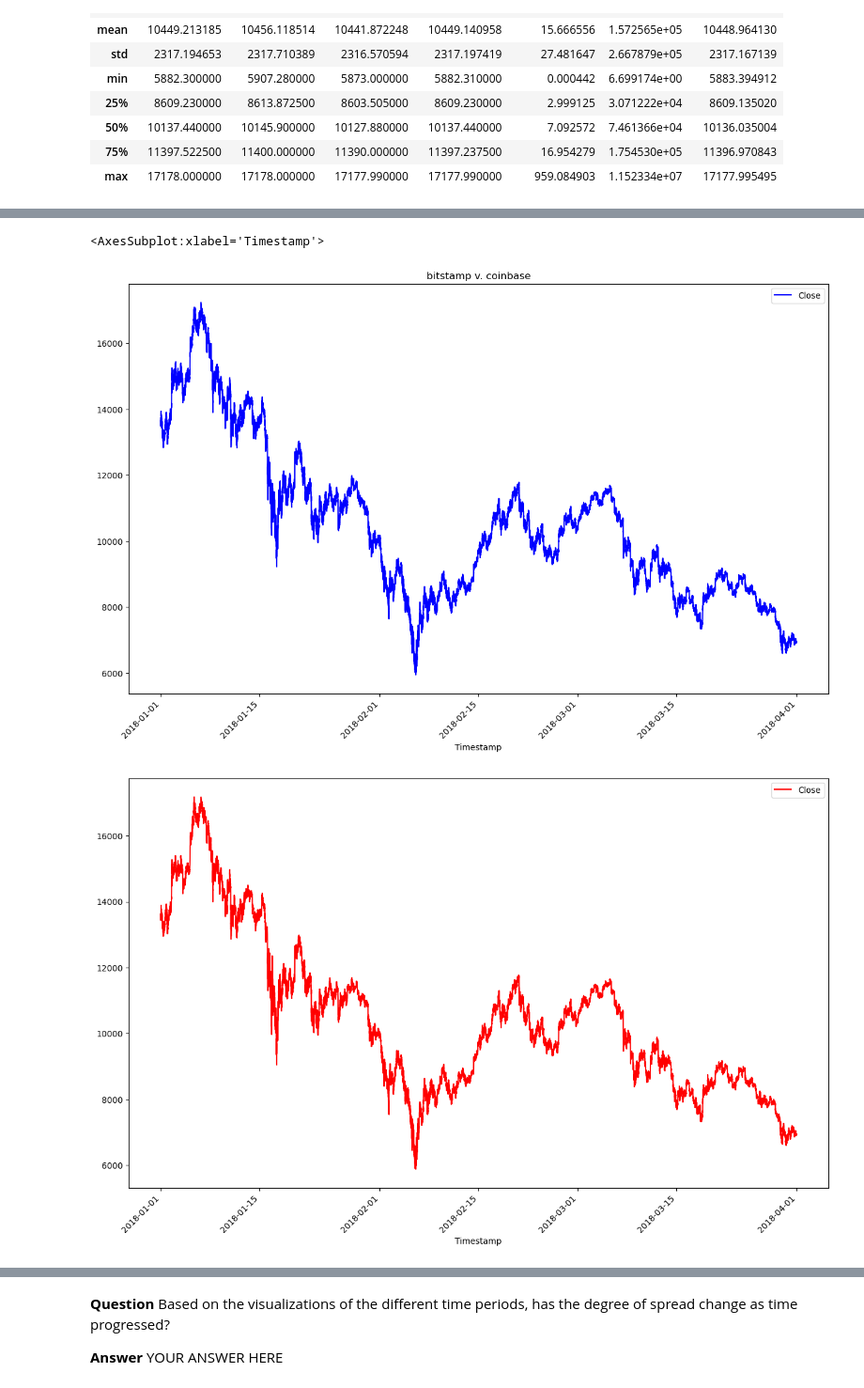
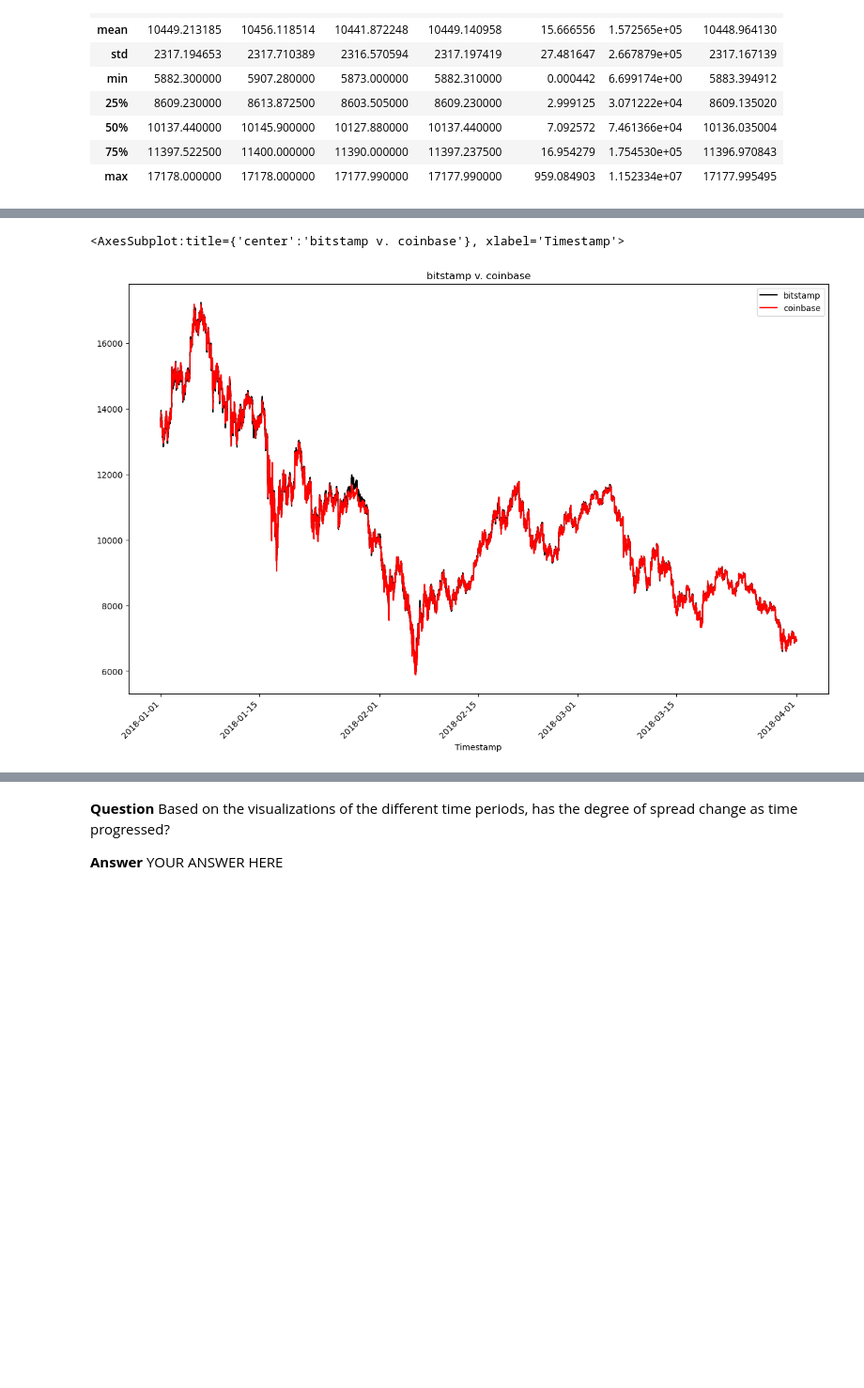
Before and after one commit to ssenhouse/challenge-03-040623, a Jupyter notebook: crypto_arbitrage.ipynb, the cells around one changed output, grey strips where cells are left out. Shown at 94% size. Cells and saved outputs as stored; diff of their text form; code cells hidden in the pictures; blank space fills up the shorter version.

Commit message:
Added new line charts for normailzed bitstamp and coinbase & added arbitrage formula

```diff
--- a/crypto_arbitrage.ipynb
+++ b/crypto_arbitrage.ipynb
@@ -431,11 +431,10 @@ coinbase_sliced.plot(figsize=(10,7), rot=45,title = "coinbase closing prices",co
 # %%
 # Overlay the visualizations for the bitstamp and coinbase DataFrames in one plot
 # The plot should visualize the prices over the full lenth of the dataset
 # Be sure to include the parameters: legend, figure size, title, and color and label
 # YOUR CODE HERE
-bitstamp_sliced.plot(legend = True, figsize=(15,10),rot = 45,title = "bitstamp v. coinbase",color ="blue",label ="bitstamp")
-coinbase_sliced.plot(legend= True, figsize=(15,10), rot=45,color ="red", label ="coinbase")
+bitstamp['Close'].plot(legend = True, figsize=(15,10),rot = 45,title = "bitstamp v. coinbase",color ="black",label ="bitstamp")
+coinbase['Close'].plot(legend= True, figsize=(15,10), rot=45,color ="red", label ="coinbase")
 # %% [output]
-<AxesSubplot:xlabel='Timestamp'>
+<AxesSubplot:title={'center':'bitstamp v. coinbase'}, xlabel='Timestamp'>
-[figure, old version]
+[figure, new version]
-[figure, removed]
```
Also changed, not shown: parts of 7 cells of this notebook.
